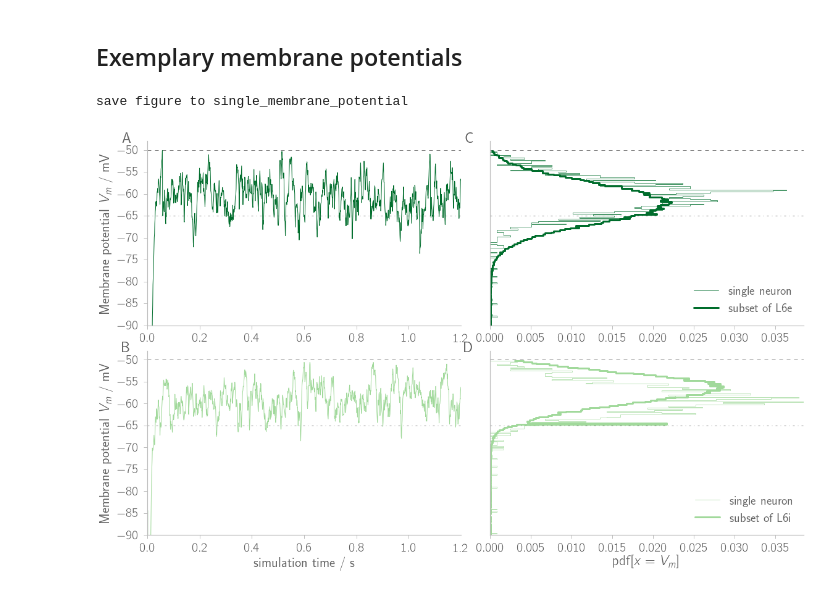
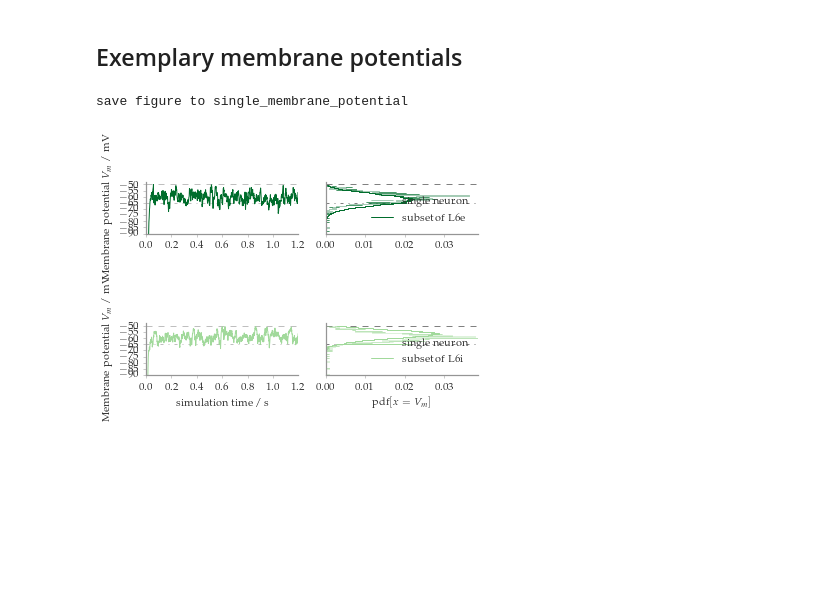
Before and after one commit to frschu/microcircuit, a Jupyter notebook: analysis/model_validation.ipynb, the cells around one changed output. Saved outputs shown, nothing was run; the diff lists cells and outputs as text; code cells hidden in the pictures; blank space fills up the shorter version.

```diff
--- a/analysis/model_validation.ipynb
+++ b/analysis/model_validation.ipynb
@@ -21,8 +21,6 @@ import model_class; reload(model_class)
 %matplotlib inline
 
 save_fig = True
-xfactor = 2.6
-style.rcParams['figure.figsize'] = (xfactor*6.2, xfactor*3.83)
 figure_path = os.path.join(".", "figures")
 
 reverse_order = True # do analysis such that plots resemble those of the paper (starting with L6i)
@@ -126,9 +127,8 @@ if save_fig:
 ######################################################
 # Population size
 ######################################################
-xfactor = style.xfactor
-figsize = (xfactor*3.83, xfactor*3.83)
-fig2 = plt.figure(figsize=figsize)
+fig2 = plt.figure()
+fig2.set_size_inches(style.figsize[0]*0.45, style.figsize[1])
 ax3 = hf.add_subplot(fig2, n_rows_cols=(1, 1), index_row_col=(0, 0), rowspan=1, colspan=1)
 
 bar_edges = np.arange(0, 8, 1) + 0.1
@@ -143,12 +143,11 @@ yticklabels = label_populations
 if reverse_order:
     yticklabels = yticklabels[::-1]
 ax3.set_yticklabels(yticklabels)
-ax3.set_ylabel('Population')
 ax3.set_xlabel('Number of neurons / $10^3$')
 style.fixticks(ax3)
 ax3.yaxis.set_ticks_position('none')
 
-ax3.text(-0.25, 1.1, "B", transform=ax3.transAxes,
+ax3.text(-0.3, 1.05, "B", transform=ax3.transAxes,
         fontsize=style.fontsize_labels_title, fontweight='bold', va='top', ha='right')
 
 
@@ -213,12 +212,14 @@ syn_theo = binom.pmf(bins_theo, n, p)
 
 # Plotting
 fig = plt.figure()
+fig.set_size_inches(style.figsize[0], style.figsize[1])
 ax = hf.add_subplot(fig, n_rows_cols=(1, 1), index_row_col=(0, 0), rowspan=1, colspan=1)
 ax.plot(bins, syn_hist / (n_neurons[target_id] * bin_size) , # normalized
-        linewidth=3., color=colors[target_id], drawstyle="steps", label=source + " $\\to$ " + target)
+        linewidth=1., color=colors[target_id], drawstyle="steps", label=source + " $\\to$ " + target)
 ax.plot(bins_theo, syn_theo , # normalized
-        "--", linewidth=3., color=colors[target_id],
-        label="$p_{\,\mathrm{Binom}}(n_\mathrm{syn}; n = %i, p = %.1f \cdot 10^{%i}$)"%(k_mean, p*10**-power, power))
+        "--", linewidth=1., color='darkgray',
+        label="$p_{\,\mathrm{Binom}}(n_\mathrm{syn}; n, p$)")
+        #label="$p_{\,\mathrm{Binom}}(n_\mathrm{syn}; n = %i, p = %.1f \cdot 10^{%i}$)"%(k_mean, p*10**-power, power))
 ax.set_xlim(*xlim)
 ax.set_xlabel('Synapse number $n_{\mathrm{syn}}$')
 ax.set_ylabel('$\mathrm{pdf}[x = n_{\mathrm{syn}}]$')
@@ -278,12 +279,8 @@ with h5py.File(path_res_file, "r") as res_file:
 bin_edges = np.linspace(V_min, V_max, n_bins_volt + 1)
 
 fig = plt.figure()
-if not save_fig:
-    suptitle = 'Simulation for: area = %.1f, time = %ims'%(area, t_sim)
-    suptitle += '\nfile: ' + sim_spec
-    if sli:
-        suptitle += '  SLI'
-    fig.suptitle(suptitle, y=0.98)
+fig.set_size_inches(style.figsize[0], 1.2*style.figsize[1])
+
 # Membrane pot over time
 ax0 = plt.subplot2grid((2, 2), (0, 0), colspan=1, rowspan=1)
 ax1 = plt.subplot2grid((2, 2), (1, 0), colspan=1, rowspan=1)
@@ -315,14 +312,16 @@ for i, population in enumerate(populations):
         single_hist_normed = volt_histo_single[i, j] / np.sum(volt_histo_single[i, j])
         single_hist_normed = hf.adjust_steps(single_hist_normed)
         ax_pdf.plot(single_hist_normed, bin_edges[:-1],
-                    linewidth=1., color=colors[i], alpha=0.7, drawstyle="steps",
+                    linewidth=0.5, color=colors[i], alpha=0.7, drawstyle="steps",
                     label="single neuron")
         # mean
         hist_normed = volt_histo_means[i] / np.sum(volt_histo_means[i])
         hist_normed = hf.adjust_steps(hist_normed)
         ax_pdf.plot(hist_normed, bin_edges[:-1],
-                    "-", linewidth=3., color=colors[i], drawstyle="steps",
+                    "-", linewidth=1., color=colors[i], drawstyle="steps",
                     label="subset of " + hf.rlbl(population))
+
+        hf.resadjust(ax_pdf, xres=0.01)
 
 
 # Threshold and rest potential
@@ -332,39 +331,39 @@ xlim = np.array([t_min_volt, t_max_volt]) # s
 
 for ax in [ax0, ax1]:
     ax.plot([0, times_volt[-1] + 1], [model.E_L + model.theta]*2,
-             "--", linewidth=1., color="gray", zorder=0 )#, label="$\\theta$")
+             "--", linewidth=0.5, color="gray", zorder=0 )#, label="$\\theta$")
     ax.plot([0, times_volt[-1] + 1], [model.E_L]*2,
-            "-.", linewidth=1., color="gray", zorder=0 )#, label="$E_L$")
+            "-.", linewidth=0.5, color="gray", zorder=0 )#, label="$E_L$")
 
     ax.set_ylabel('Membrane potential $V_m$ / mV')
     ax.set_xlim(*xlim)
     ax.set_ylim(-90, V_max + 2)
     #ax.legend(loc=0)
 ax1.set_xlabel('simulation time / s')
 
 # Histogram
 for ax in [ax2, ax3]:
     ax.plot([0, y_max_histo*1.1], [model.E_L + model.theta]*2,
              "--", linewidth=1., color="gray", zorder=0 )#, label="$\\theta$")
     ax.plot([0, y_max_histo*1.1], [model.E_L]*2,
              "-.", linewidth=1., color="gray", zorder=0 )#, label="$E_L$")
 
     ax.set_ylim(-90, V_max + 2)
     ax.set_xlim(0, y_max_histo*1.1)
     ax.set_yticks([])
     ax.legend(loc=0)
 ax3.set_xlabel('$\mathrm{pdf}[x = V_m]$')
 #ax3.set_xlabel('Membrane potential $V_m$ / mV')
 
 plot_labels = list('ABCD')
 for ax, plot_label in zip(fig.axes, plot_labels):
     style.fixticks(ax)
-    ax.text(-0.05, 1.05, plot_label, transform=ax.transAxes,
-            fontsize=style.fontsize_labels_title, fontweight='bold', va='top', ha='right')
+    #ax.text(-0.05, 1.05, plot_label, transform=ax.transAxes,
+    #        fontsize=style.fontsize_labels_title, fontweight='bold', va='top', ha='right')
 
 fig_name = "single_membrane_potential"
 if save_fig:
     hf.saving_fig(fig, figure_path, fig_name)
 # %% [output]
 save figure to single_membrane_potential
-[figure, old version]
+[figure, new version]
```
Also changed, not shown: parts of 3 cells of this notebook, 52 other files.
